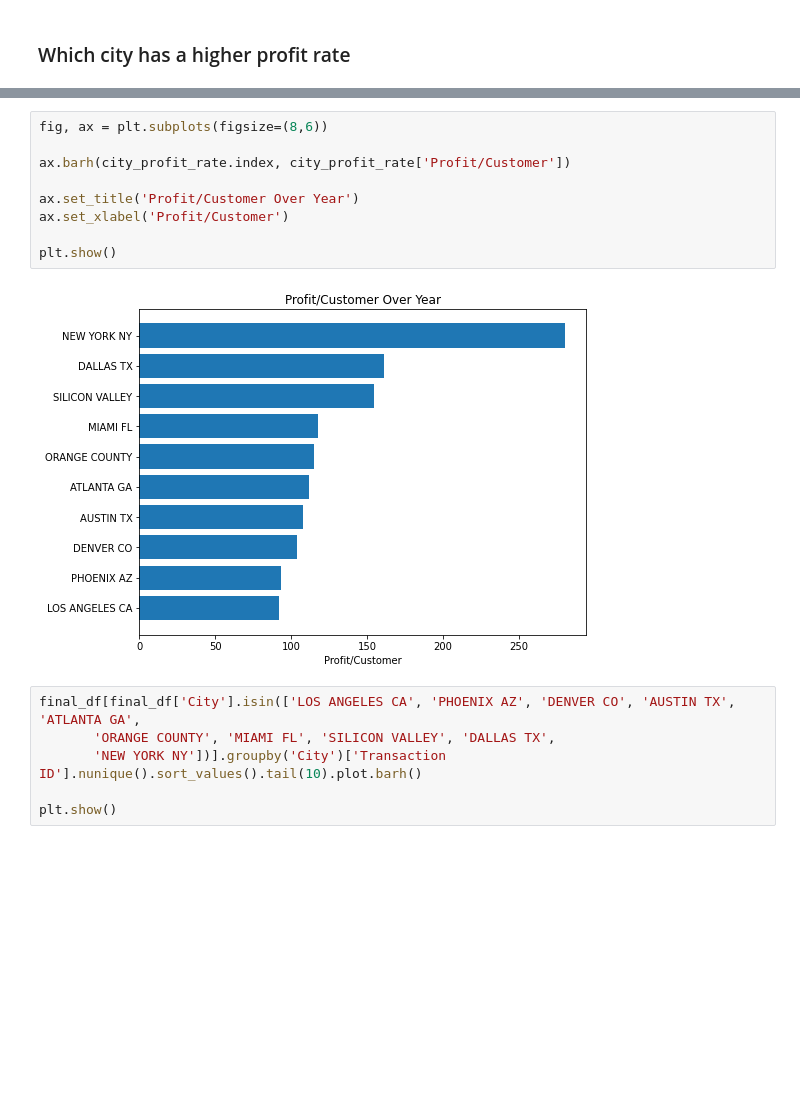
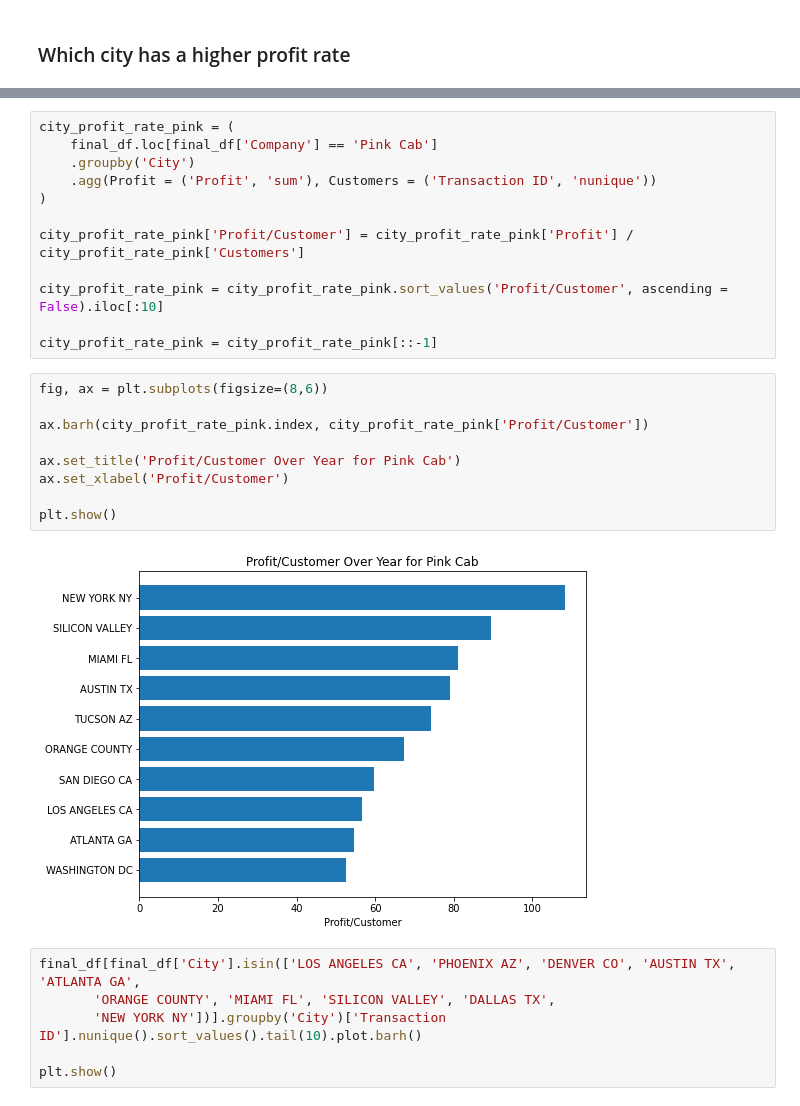
Before and after one commit to stevenlu870120/Data_Glacier_W2, a Jupyter notebook: G2M_Cab_Case_Study.ipynb, the cells around one changed output, grey strips where cells are left out. Drawn from its saved outputs; the diff is of its cells as text; blank space fills up the shorter version.

```diff
--- a/G2M_Cab_Case_Study.ipynb
+++ b/G2M_Cab_Case_Study.ipynb
@@ -417,14 +472,26 @@ city_profit_rate = city_profit_rate[::-1]
+# %%
+city_profit_rate_pink = (
+    final_df.loc[final_df['Company'] == 'Pink Cab']
+    .groupby('City')
+    .agg(Profit = ('Profit', 'sum'), Customers = ('Transaction ID', 'nunique'))
+)
+
+city_profit_rate_pink['Profit/Customer'] = city_profit_rate_pink['Profit'] / city_profit_rate_pink['Customers']
+
+city_profit_rate_pink = city_profit_rate_pink.sort_values('Profit/Customer', ascending = False).iloc[:10]
+
+city_profit_rate_pink = city_profit_rate_pink[::-1]
 # %%
 fig, ax = plt.subplots(figsize=(8,6))
 
-ax.barh(city_profit_rate.index, city_profit_rate['Profit/Customer'])
+ax.barh(city_profit_rate_pink.index, city_profit_rate_pink['Profit/Customer'])
 
-ax.set_title('Profit/Customer Over Year')
+ax.set_title('Profit/Customer Over Year for Pink Cab')
 ax.set_xlabel('Profit/Customer')
 
 plt.show()
 # %% [output]
-[figure, old version]
+[figure, new version]
 # %%
 final_df[final_df['City'].isin(['LOS ANGELES CA', 'PHOENIX AZ', 'DENVER CO', 'AUSTIN TX', 'ATLANTA GA',
        'ORANGE COUNTY', 'MIAMI FL', 'SILICON VALLEY', 'DALLAS TX',
```
Also changed, not shown: parts of 11 cells of this notebook.
